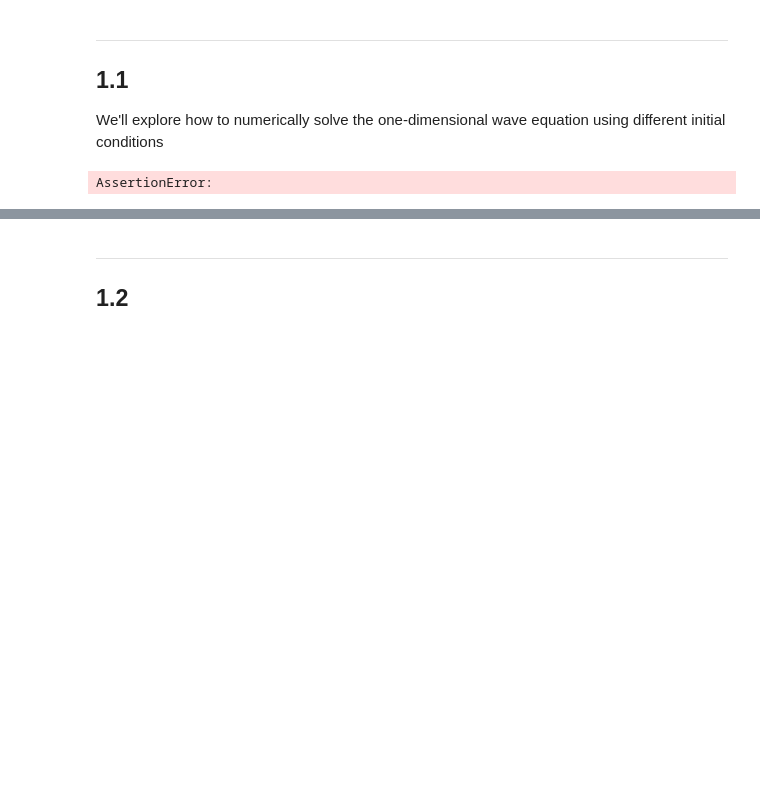
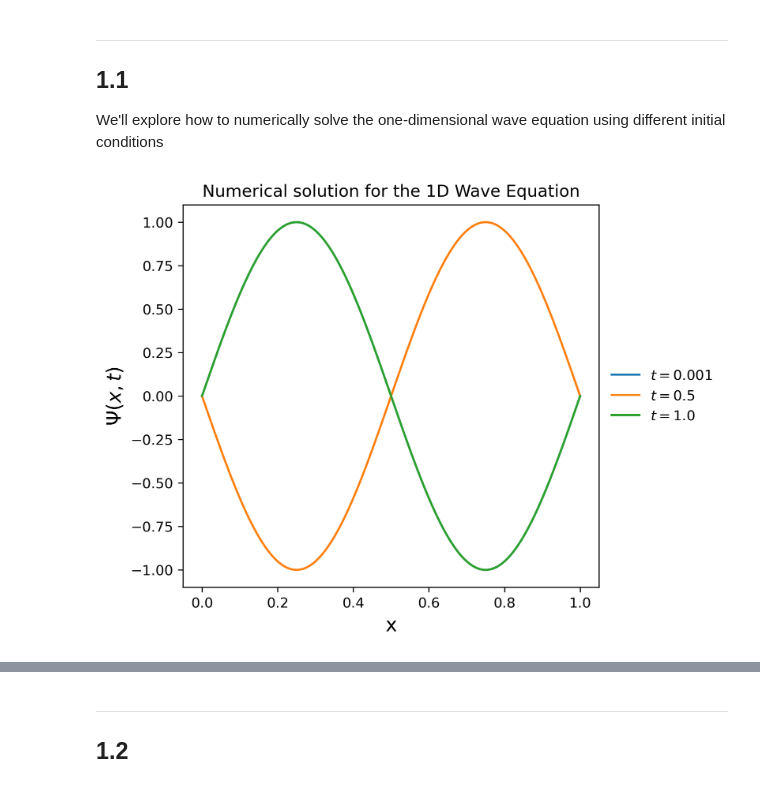
Before and after one commit to kingilsildor/CLS-Scientific_Computing-Assignment1, a Jupyter notebook: interface.ipynb, the cells around one changed output, grey strips where cells are left out. Drawn from its saved outputs; the diff is of its cells as text; code cells hidden in the pictures; blank space fills up the shorter version.

```diff
--- a/interface.ipynb
+++ b/interface.ipynb
@@ -18,19 +20,20 @@ def init_two(x_vec):
 def init_three(x_vec):
     return np.sin(5 * np.pi * x_vec) * ((1 / 5 < x_vec) & (x_vec < 2 / 5))
 # %%
-L, T = 1.0, 0.5
-N_SPATIAL_STEPS, N_TIME_STEPS = 100, 100
+L, T = 1.0, 1.0
+N_SPATIAL_STEPS, N_TIME_STEPS = 1000, 1000
 c = 1.0
 
 solve_wave_equation(
     L,
     T,
     N_SPATIAL_STEPS,
     N_TIME_STEPS,
     c,
     init_one,
+    N_lines=3,
     save_location="results/wave_equation_one",
 )
 # %% [output]
-AssertionError:
+[figure, added]
 # %%
```
Also changed, not shown: parts of 4 cells of this notebook, 5 other files.
